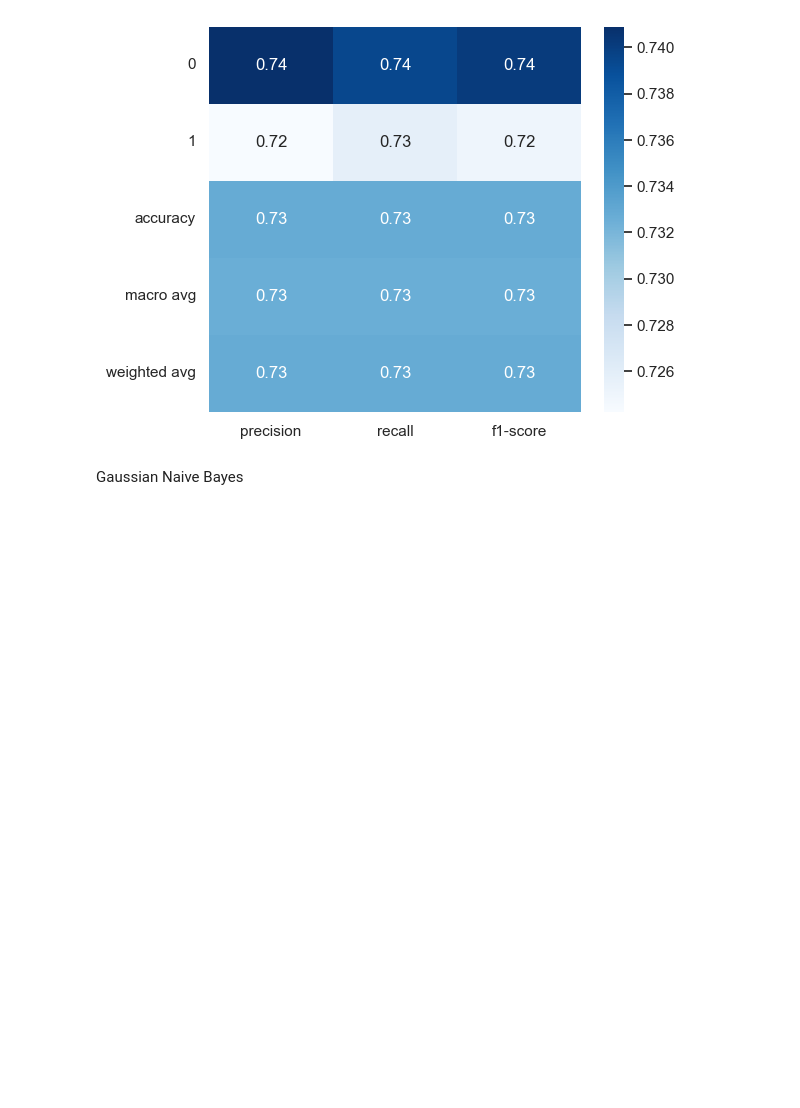
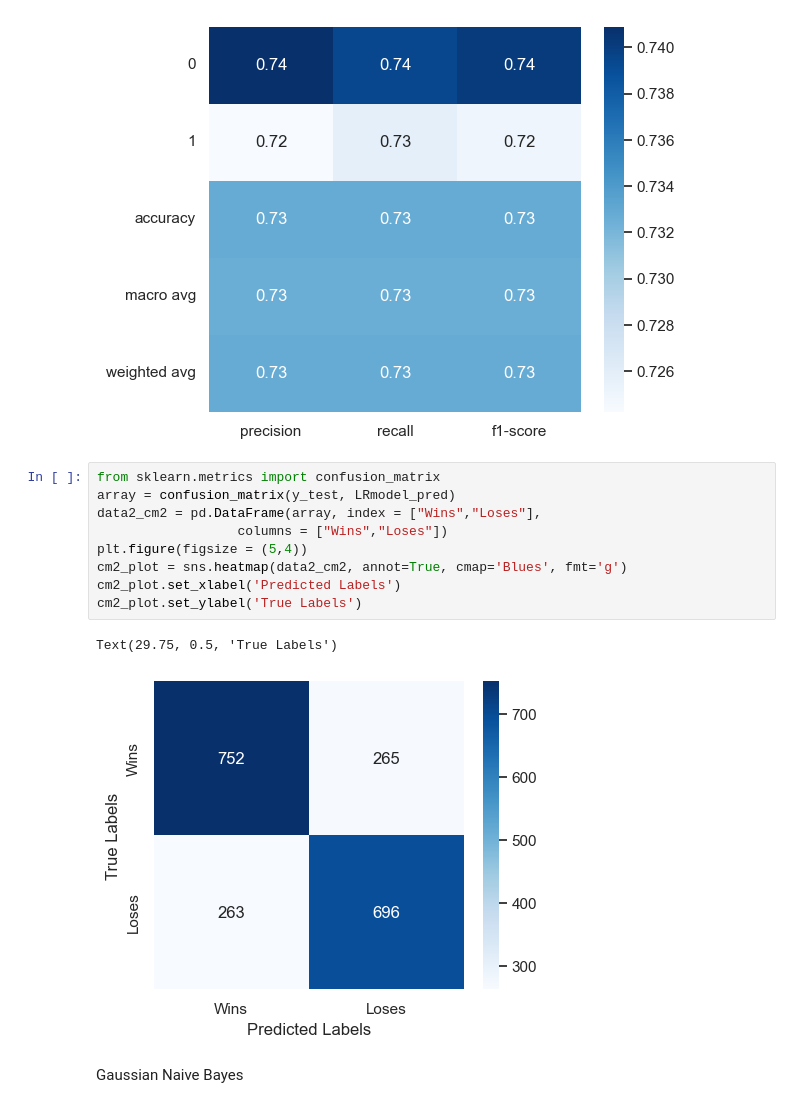
Before and after one commit to nascent14/League-of-Legends-Diamond-Ranked-Games-Prediction, a Jupyter notebook: league.ipynb, the cells around one changed output. Drawn from its saved outputs; the diff is of its cells as text; blank space fills up the shorter version.

```diff
--- a/league.ipynb
+++ b/league.ipynb
@@ -276,6 +277,18 @@ sns.heatmap(pd.DataFrame(clf_report).iloc[:-1, :].T, annot=True,  cmap="Blues")
 # %% [output]
 <Axes: >
 [figure]
+# %%
+from sklearn.metrics import confusion_matrix
+array = confusion_matrix(y_test, LRmodel_pred)
+data2_cm2 = pd.DataFrame(array, index = ["Wins","Loses"],
+                  columns = ["Wins","Loses"])
+plt.figure(figsize = (5,4))
+cm2_plot = sns.heatmap(data2_cm2, annot=True, cmap='Blues', fmt='g')
+cm2_plot.set_xlabel('Predicted Labels')
+cm2_plot.set_ylabel('True Labels')
+# %% [output]
+Text(29.75, 0.5, 'True Labels')
+[figure, added]
 # %% [markdown]
 Gaussian Naive Bayes
 # %%
```
Also changed, not shown: parts of 2 cells of this notebook.
